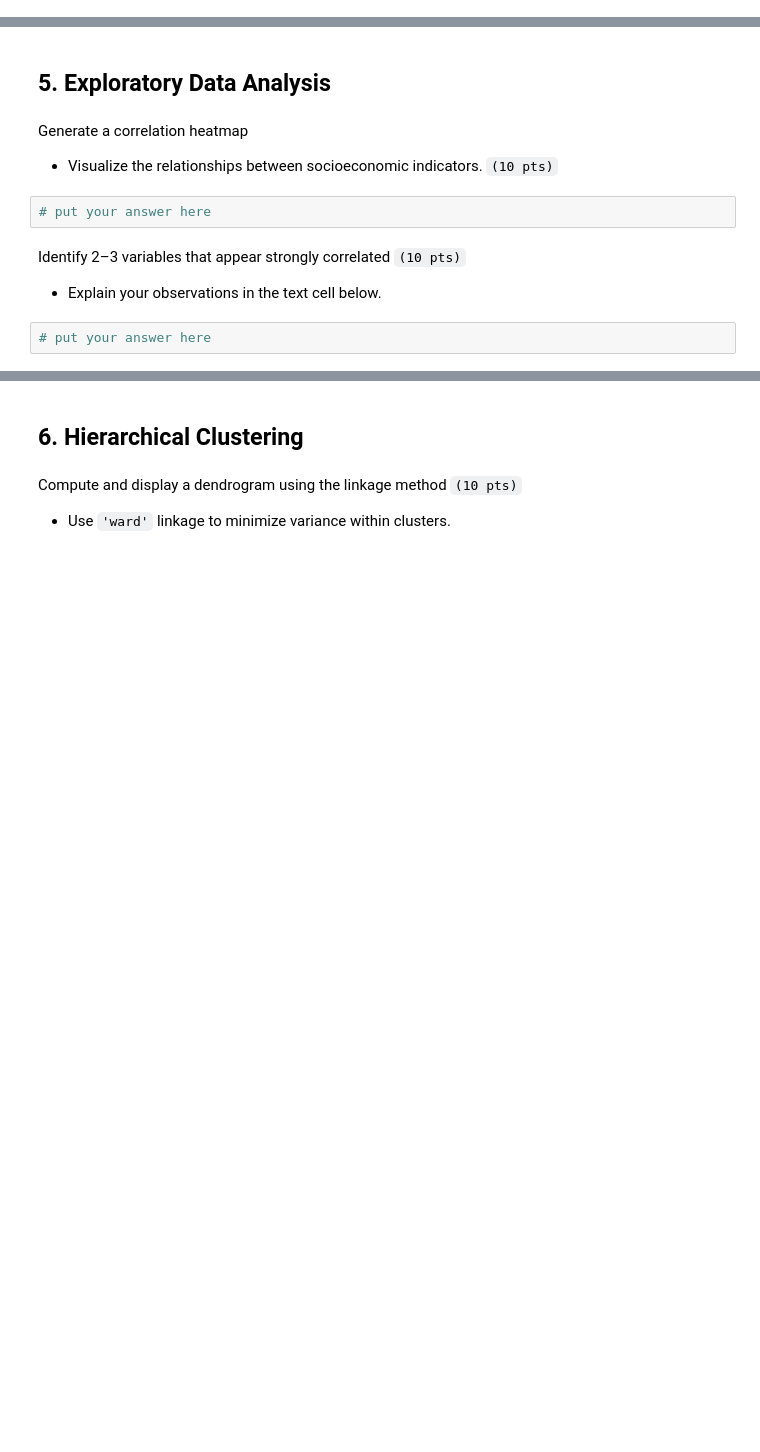
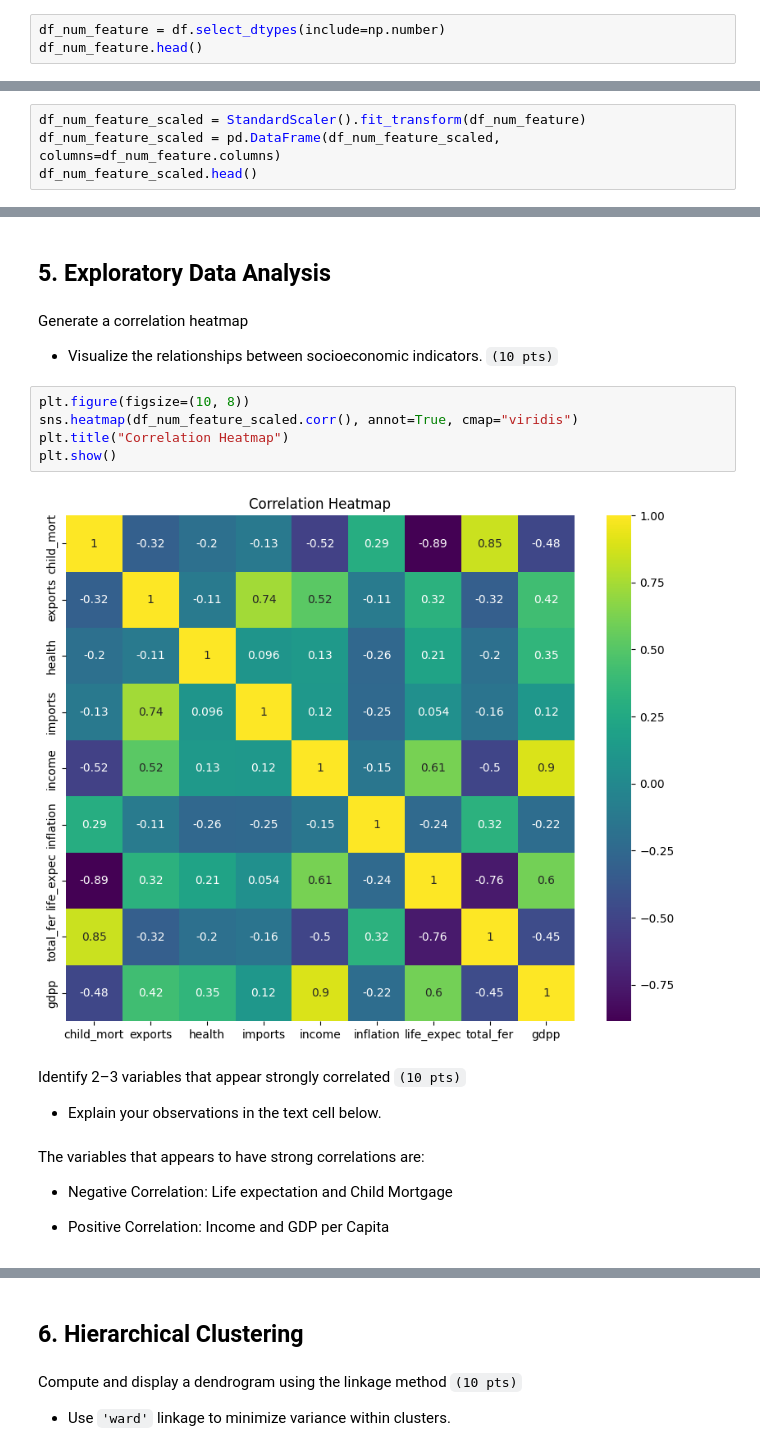
Before and after one commit to xRomory/CCADMACL_EXERCISES_COM231ML, a Jupyter notebook: exercise_2b/DeVera_Exercise2B.ipynb, the cells around one changed output, grey strips where cells are left out. Drawn from its saved outputs; the diff is of its cells as text; blank space fills up the shorter version.

```diff
--- a/exercise_2b/DeVera_Exercise2B.ipynb
+++ b/exercise_2b/DeVera_Exercise2B.ipynb
@@ -98,0 +165,3 @@ Select only the numerical columns for clustering `(5 pts)`
+# %%
+df_num_feature = df.select_dtypes(include=np.number)
+df_num_feature.head()
@@ -104,0 +179,4 @@ Standardize the selected numerical features `(5 pts)`
+# %%
+df_num_feature_scaled = StandardScaler().fit_transform(df_num_feature)
+df_num_feature_scaled = pd.DataFrame(df_num_feature_scaled, columns=df_num_feature.columns)
+df_num_feature_scaled.head()
@@ -107,10 +192,19 @@ Standardize the selected numerical features `(5 pts)`
 # %% [markdown]
 Generate a correlation heatmap
 - Visualize the relationships between socioeconomic indicators. `(10 pts)`
-# %%
-# put your answer here
+# %%
+plt.figure(figsize=(10, 8))
+sns.heatmap(df_num_feature_scaled.corr(), annot=True, cmap="viridis")
+plt.title("Correlation Heatmap")
+plt.show()
+# %% [output]
+[figure, added]
 # %% [markdown]
 Identify 2–3 variables that appear strongly correlated `(10 pts)`
 - Explain your observations in the text cell below.
-# %%
-# put your answer here
+# %% [markdown]
+The variables that appears to have strong correlations are:
+
+* Negative Correlation: Life expectation and Child Mortgage
+
+* Positive Correlation: Income and GDP per Capita
```
Also changed, not shown: parts of 20 cells of this notebook.
